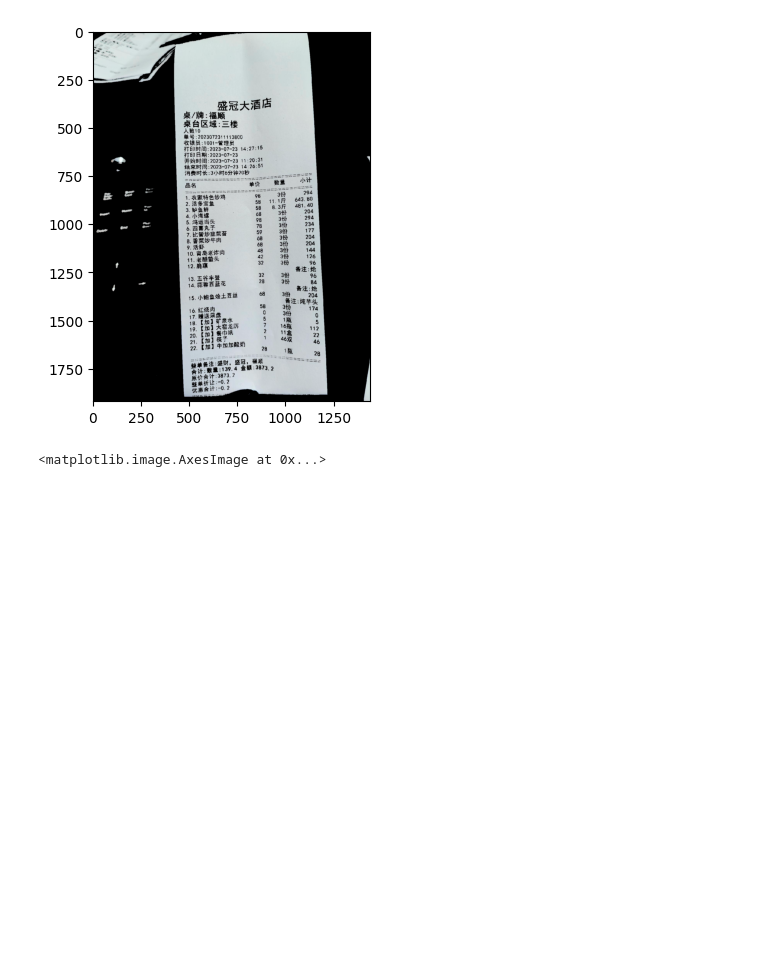
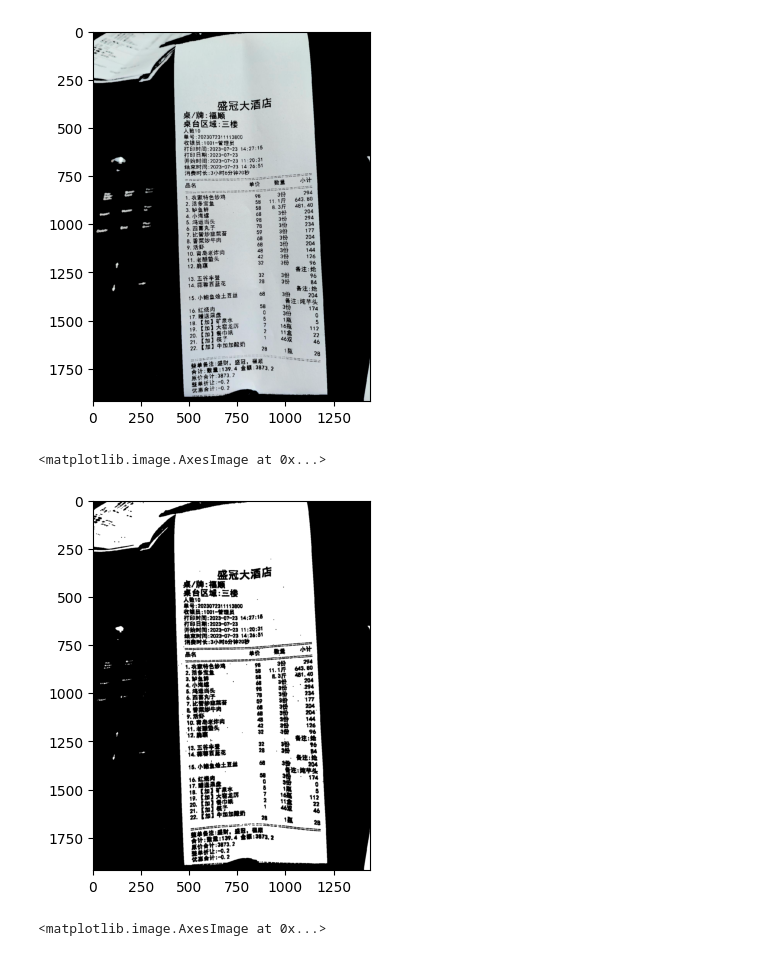
Before and after one commit to boostcampaitech7/level2-cv-datacentric-cv-11, a Jupyter notebook: dataset.ipynb, the cells around one changed output. Saved outputs shown, nothing was run; the diff lists cells and outputs as text; code cells hidden in the pictures; blank space fills up the shorter version.

```diff
--- a/dataset.ipynb
+++ b/dataset.ipynb
@@ -74,6 +77,20 @@ plt.imshow(result)
 # %% [output]
 <matplotlib.image.AxesImage at 0x...>
 [figure]
+# %%
+gray_image = cv2.cvtColor(image, cv2.COLOR_BGR2GRAY)
+gray_image = cv2.normalize(gray_image, None, 0, 255, cv2.NORM_MINMAX)
+gray_image = cv2.threshold(gray_image, 180, 255, cv2.THRESH_BINARY)[1]
+kernel = np.ones((3, 3), np.uint8)
+gray_image = cv2.erode(gray_image, kernel, iterations=1)
+hsvLower = np.array(150)    # 추출할 색의 하한(HSV)
+hsvUpper = np.array(255)    # 추출할 색의 상한(HSV)
+hsv_mask = cv2.inRange(gray_image, hsvLower, hsvUpper)    # HSV에서 마스크를 작성
+result = cv2.bitwise_and(gray_image, gray_image, mask=hsv_mask) # 원래 이미지와 마스크를 합성
+plt.imshow(gray_image, cmap = 'gray')
+# %% [output]
+<matplotlib.image.AxesImage at 0x...>
+[figure, added]
 # %%
 img1, points_list1, receipt_point1, json1 = img_background
 
```
Also changed, not shown: parts of 15 cells of this notebook, 6 other files.
